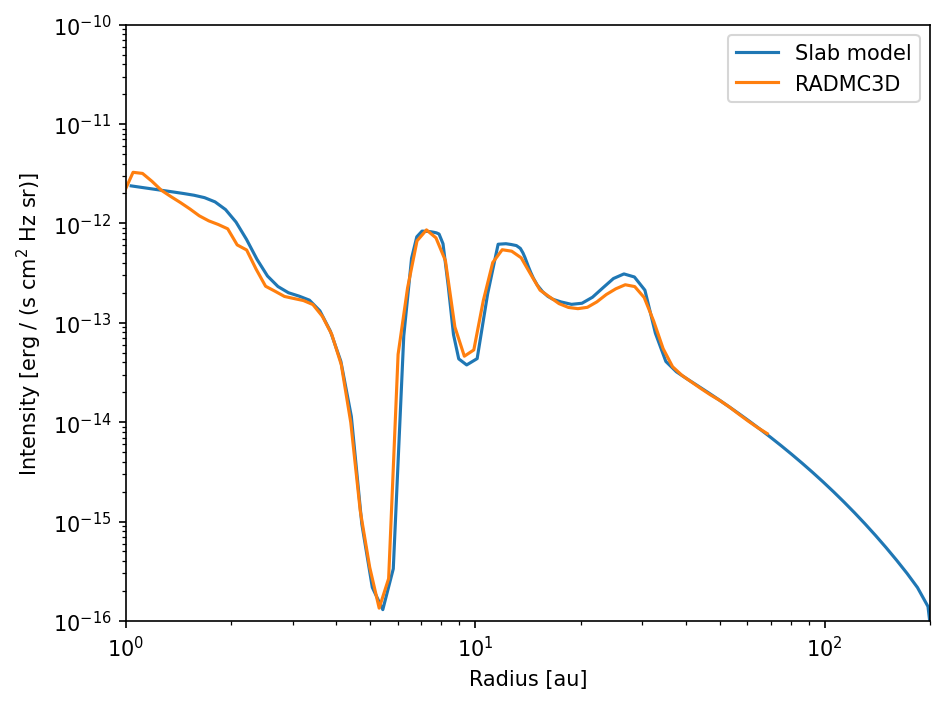
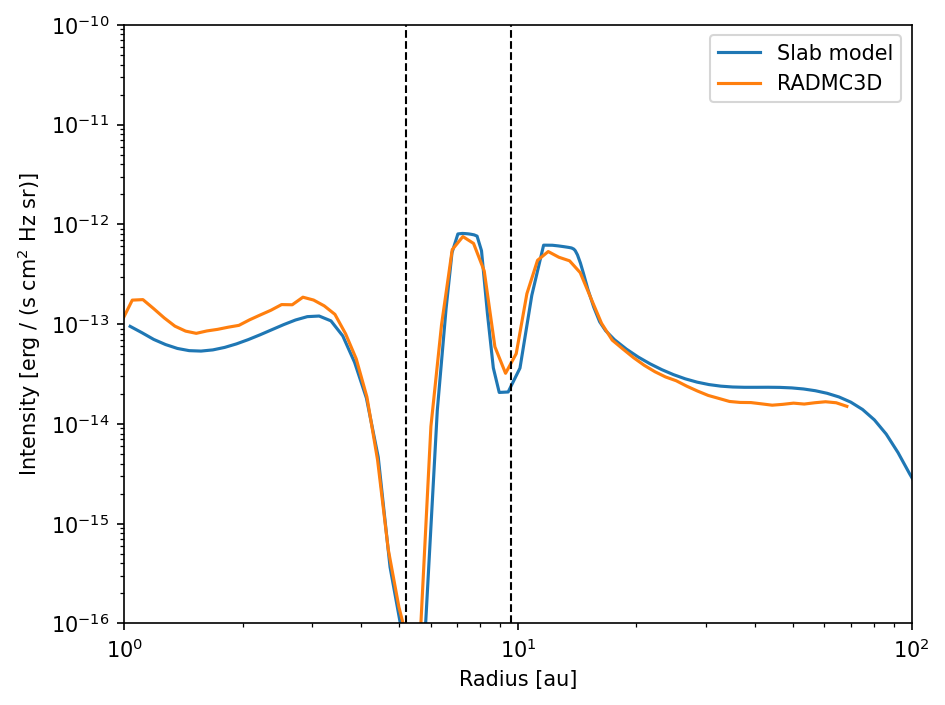
Unified diff of the notebook cell whose output changed from the first chart to the second:
--- before
+++ after
@@ -2,7 +2,9 @@
 ax.loglog(data.grid.r/c.au, observables.I_nu[0, :] * slab.slab.jy_sas, label="Slab model")
 ax.loglog(r_bins / c.au, profile, label="RADMC3D")
+for name, planet in data.planets:
+    ax.axvline(planet.a/c.au, ls="--", lw=1, color="black")
 ax.legend()
 ax.set(
-    xlim=[1, 200], ylim=[1.e-16, 1.e-10],
+    xlim=[1, 100], ylim=[1.e-16, 1.e-10],
     xlabel="Radius [au]", ylabel="Intensity [erg / (s cm$^2$ Hz sr)]",
 )

Commit: Updating radiative transfer notebook